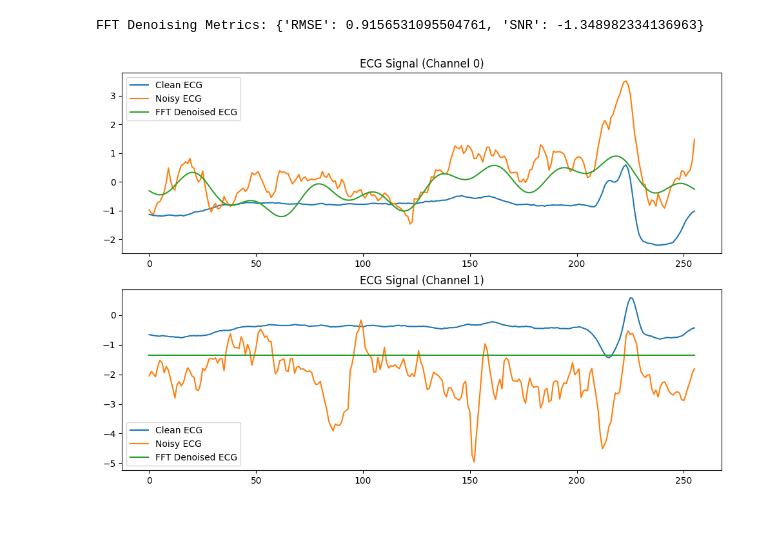
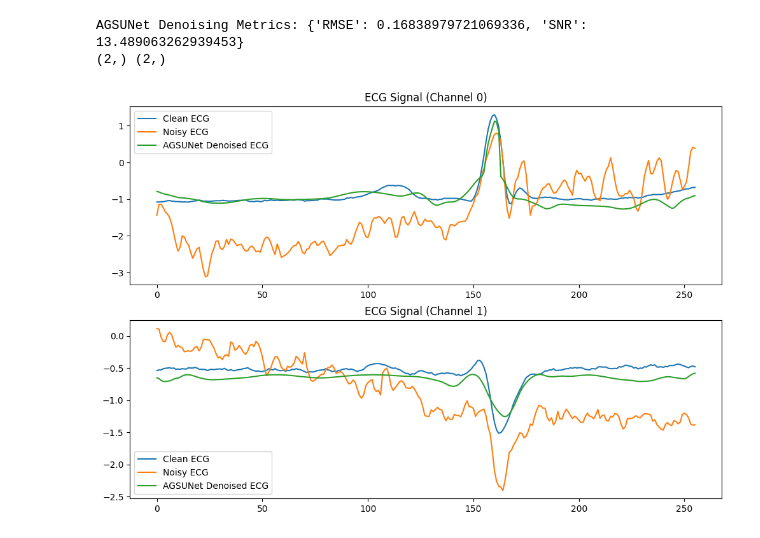
Before and after one commit to mallocobject/AGS-UNet, a Jupyter notebook: main.ipynb, the cells around one changed output. Saved outputs shown, nothing was run; the diff lists cells and outputs as text; code cells hidden in the pictures.

```diff
--- a/main.ipynb
+++ b/main.ipynb
@@ -60,5 +60,5 @@ plt.show()
 # %%
-model_name = "FFT"
+model_name = "AGSUNet"  # Options: "UNet", "ACDAE", "Seq2Seq2", "ralenet", "AGSUNet", "WT", "FFT
 
 if model_name not in ["WT", "FFT"]:
     model = model_dict[model_name]()
@@ -87,32 +87,33 @@ if model_name not in ["WT", "FFT"]:
 else:
     if model_name == "WT":
         denoised_output = wavelet_denoise(ori_noisy.numpy(), threshold=0.5)
     elif model_name == "FFT":
         denoised_output = fft_denoise(ori_noisy.numpy(), threshold=0.5)
 
     denoised_output = torch.tensor(denoised_output)
 
     clean_metric = torch.tensor(clean).unsqueeze(0)  # Add batch dimension
     metrics_res = compute_metrics(denoised_output.unsqueeze(0), clean_metric)
     print(f"{model_name} Denoising Metrics:", metrics_res)
 
 
 plt.figure(figsize=(12, 8))
 plt.subplot(2, 1, 1)
 plt.plot(clean[0], label="Clean ECG")
 plt.plot(noisy[0], label="Noisy ECG")
 plt.plot(denoised_output[0], label=f"{model_name} Denoised ECG")
 plt.title("ECG Signal (Channel 0)")
 plt.legend()
 
 plt.subplot(2, 1, 2)
 plt.plot(clean[1], label="Clean ECG")
 plt.plot(noisy[1], label="Noisy ECG")
 plt.plot(denoised_output[1], label=f"{model_name} Denoised ECG")
 plt.title("ECG Signal (Channel 1)")
 plt.legend()
 
 plt.show()
 # %% [output]
-FFT Denoising Metrics: {'RMSE': 0.9156531095504761, 'SNR': -1.348982334136963}
+AGSUNet Denoising Metrics: {'RMSE': 0.16838979721069336, 'SNR': 13.489063262939453}
+(2,) (2,)
-[figure, old version]
+[figure, new version]
```
Also changed, not shown: parts of 1 cell of this notebook, 1 other file.
